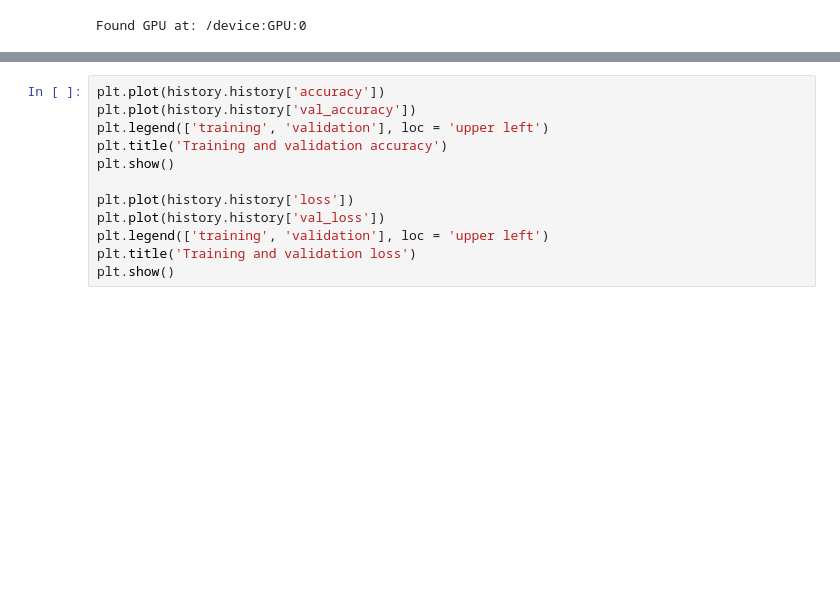
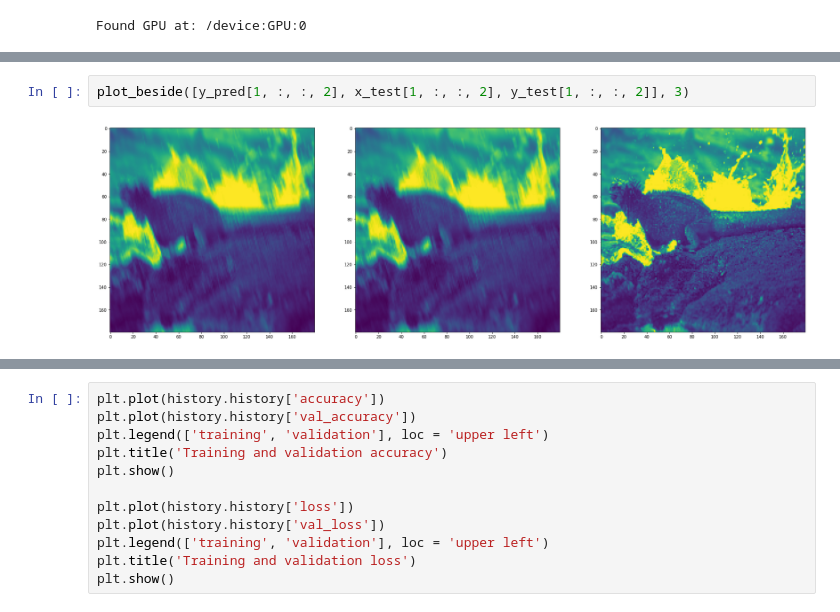
Before and after one commit to spdkh/Unrolled-optimization-with-deep-priors, a Jupyter notebook: CIRL_ODPipynb.ipynb, the cells around one changed output, grey strips where cells are left out. Drawn from its saved outputs; the diff is of its cells as text; blank space fills up the shorter version.

```diff
--- a/CIRL_ODPipynb.ipynb
+++ b/CIRL_ODPipynb.ipynb
@@ -300,2 +343,6 @@ plt.imshow(y_pred[1,:,:,0], cmap='gray')
+# %%
+plot_beside([y_pred[1, :, :, 2], x_test[1, :, :, 2], y_test[1, :, :, 2]], 3)
+# %% [output]
+[figure, added]
 # %%
 plt.imshow(y_pred[2,:,:,0], cmap='gray')
```
Also changed, not shown: parts of 20 cells of this notebook.
